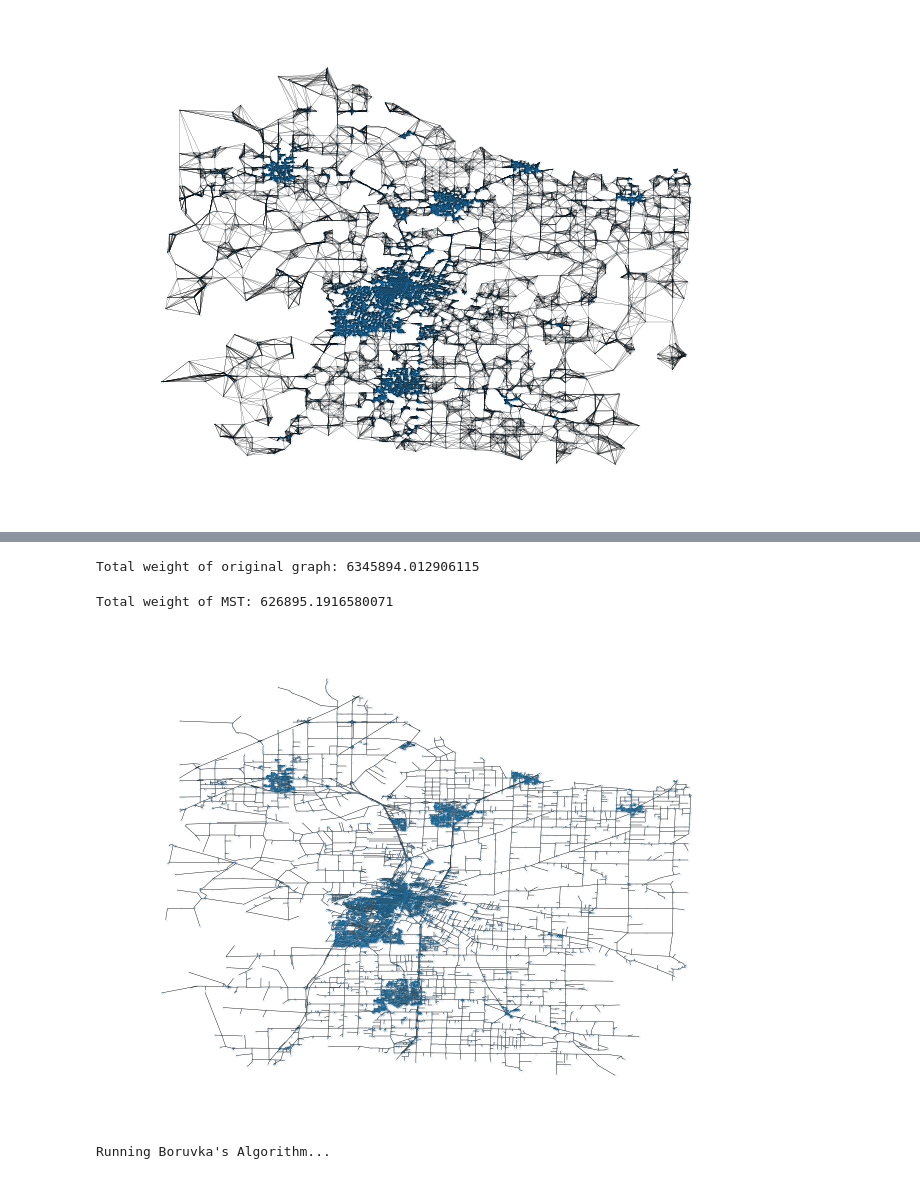
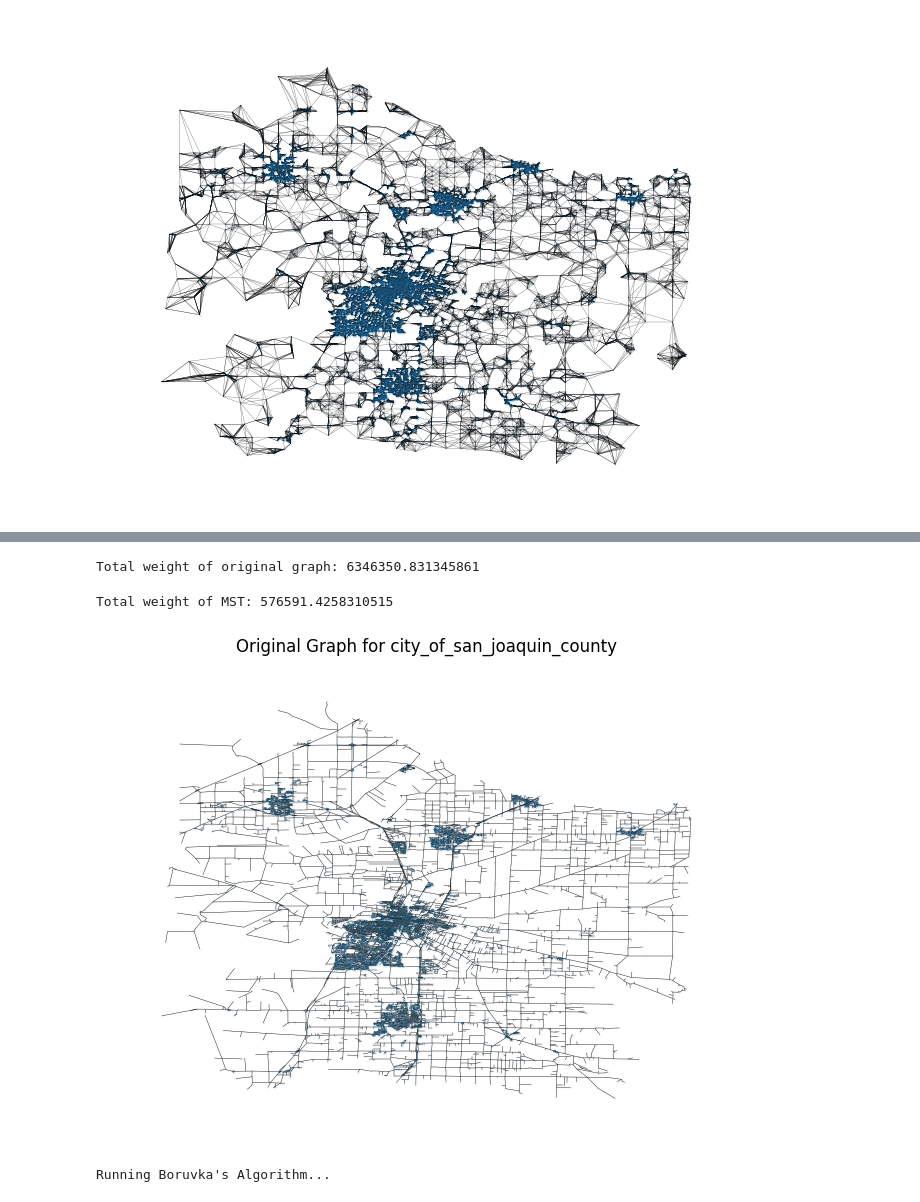
Before and after one commit to jamescalnan/Algorithms-that-Changed-the-World-CA, a Jupyter notebook: Boruvkas Algorithm.ipynb, the cells around one changed output, grey strips where cells are left out. Cells and saved outputs as stored; diff of their text form; code cells hidden in the pictures.

```diff
--- a/Boruvkas Algorithm.ipynb
+++ b/Boruvkas Algorithm.ipynb
@@ -19,7 +19,7 @@ edges = {
     ('B', 'C'): 5,
     ('B', 'D'): 9,
     ('C', 'D'): 7,
-    ('C', 'F'): 5,
+    ('C', 'F'): 11,
     ('D', 'E'): 2,
     ('E', 'F'): 3,
     ('F', 'B'): 2
@@ -120,0 +132,24 @@ mst
+# %%
+# Get the mst using networkx
+G = nx.Graph()
+G.add_nodes_from(nodes)
+for (u, v), weight in edges.items():
+    G.add_edge(u, v, weight=weight)
+
+nx_mst = nx.minimum_spanning_tree(G)
+
+# Print the mst
+print("MST using Boruvka's Algorithm:")
+print(mst)
+print()
+print("MST using NetworkX:")
+print(nx_mst.edges(data=True))
+
+# Get the total weight of the mst
+total_weight = sum([weight for weight in mst.values()])
+print(f"Total weight of MST: {total_weight}")
+
+# Get the total weight of the mst using networkx
+nx_total_weight = sum([weight['weight'] for _, _, weight in nx_mst.edges(data=True)])
+
+print(f"Total weight of MST using NetworkX: {nx_total_weight}")
@@ -699,14 +762,14 @@ plt.show()
 # %%
 # Get the total weight of the original graph
-total_weight = sum(edges.values())
+total_weight = sum(converted_edges.values())
 print(f'Total weight of original graph: {total_weight}')
 
 # Get the total weight of the MST
 mst_weight = sum(mst.values())
 print(f'Total weight of MST: {mst_weight}')
 # %% [output]
-Total weight of original graph: 6345894.012906115
+Total weight of original graph: 6346350.831345861
-Total weight of MST: 626895.1916580071
+Total weight of MST: 576591.4258310515
 # %%
 # Construct the graph according to the positions and add the actual edge data
 
@@ -724,23 +787,26 @@ with open(f'real network data/{file}_with_edges.txt') as f:
 # %%
 # Create a new graph
 G = nx.Graph()
 
 # Add nodes
 for node in node_data:
     node_id, x, y = node
     G.add_node(node_id, pos=(float(x), float(y)))
 
 # Add edges
 for edge in edge_data:
     _, source, target, weight = edge
     G.add_edge(source, target, weight=float(weight))
 
 # Draw the graph
 pos = nx.get_node_attributes(G, 'pos')
-nx.draw(G, pos, with_labels=False, node_size=.005, width=.3)
+nx.draw(G, pos, with_labels=False, node_size=.001, width=.3)
+
+plt.title(f'Original Graph for {file}')
+plt.savefig(f'real network data/{file}_original.png', dpi=1200)
 plt.show()
 # %% [output]
-[figure, old version]
+[figure, new version]
 # %%
 # Create node IDs as (x, y) tuples
 node_ids = [(float(node[1]), float(node[2])) for node in node_data]
```
Also changed, not shown: parts of 19 cells of this notebook, 10 other files.
